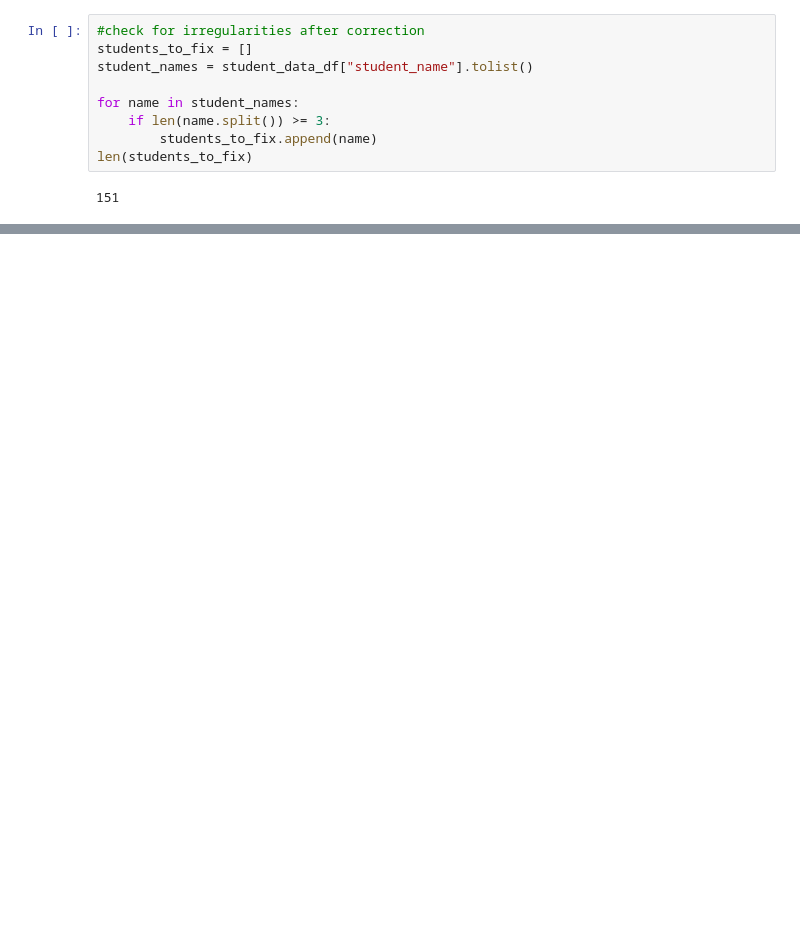
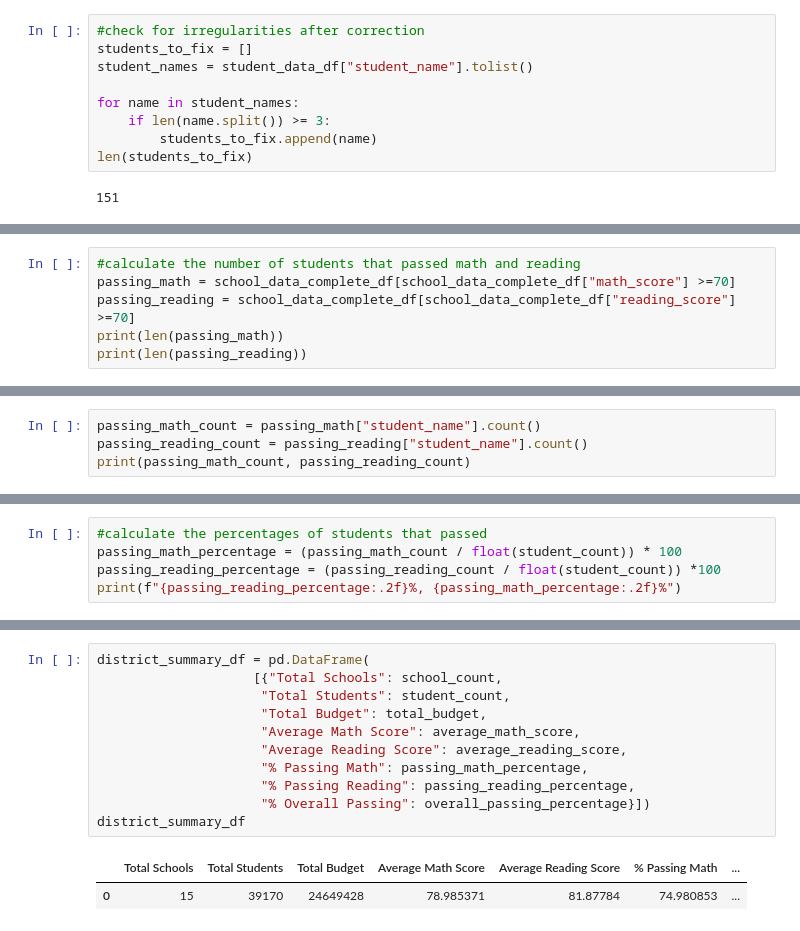
Before and after one commit to cbartoe/School_District_Analysis, a Jupyter notebook: PyCitySchools.ipynb, the cells around one changed output, grey strips where cells are left out. Cells and saved outputs as stored; diff of their text form; blank space fills up the shorter version.

```diff
--- a/PyCitySchools.ipynb
+++ b/PyCitySchools.ipynb
@@ -160,0 +216,6 @@ len(students_to_fix)
+# %%
+#calculate the number of students that passed math and reading
+passing_math = school_data_complete_df[school_data_complete_df["math_score"] >=70]
+passing_reading = school_data_complete_df[school_data_complete_df["reading_score"] >=70]
+print(len(passing_math))
+print(len(passing_reading))
@@ -160,0 +229,4 @@ len(students_to_fix)
+# %%
+passing_math_count = passing_math["student_name"].count()
+passing_reading_count = passing_reading["student_name"].count()
+print(passing_math_count, passing_reading_count)
@@ -160,0 +235,5 @@ len(students_to_fix)
+# %%
+#calculate the percentages of students that passed
+passing_math_percentage = (passing_math_count / float(student_count)) * 100
+passing_reading_percentage = (passing_reading_count / float(student_count)) *100
+print(f"{passing_reading_percentage:.2f}%, {passing_math_percentage:.2f}%")
@@ -160,0 +270,14 @@ len(students_to_fix)
+# %%
+district_summary_df = pd.DataFrame(
+                    [{"Total Schools": school_count,
+                     "Total Students": student_count,
+                     "Total Budget": total_budget,
+                     "Average Math Score": average_math_score,
+                     "Average Reading Score": average_reading_score,
+                     "% Passing Math": passing_math_percentage,
+                     "% Passing Reading": passing_reading_percentage,
+                     "% Overall Passing": overall_passing_percentage}])
+district_summary_df
+# %% [output]
+|  | Total Schools | Total Students | Total Budget | Average Math Score | Average Reading Score | % Passing Math | ... |
+| 0 | 15 | 39170 | 24649428 | 78.985371 | 81.87784 | 74.980853 | ... |
```
Also changed, not shown: parts of 21 cells of this notebook, 2 other files.
